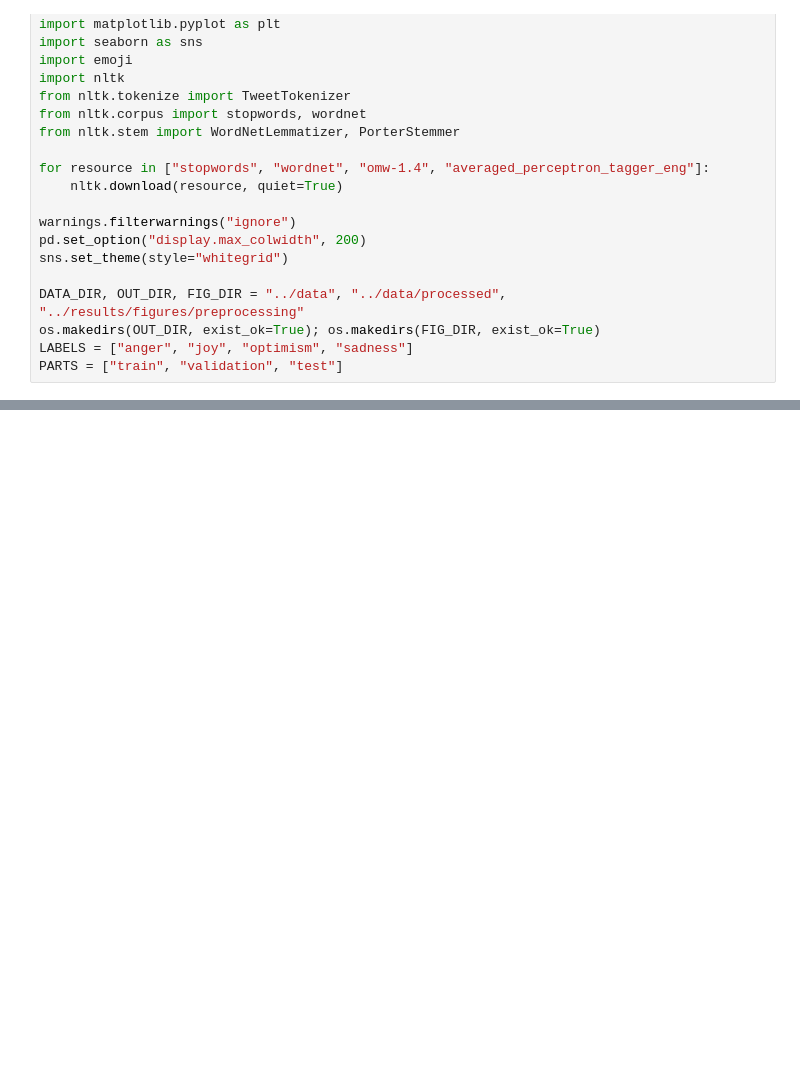
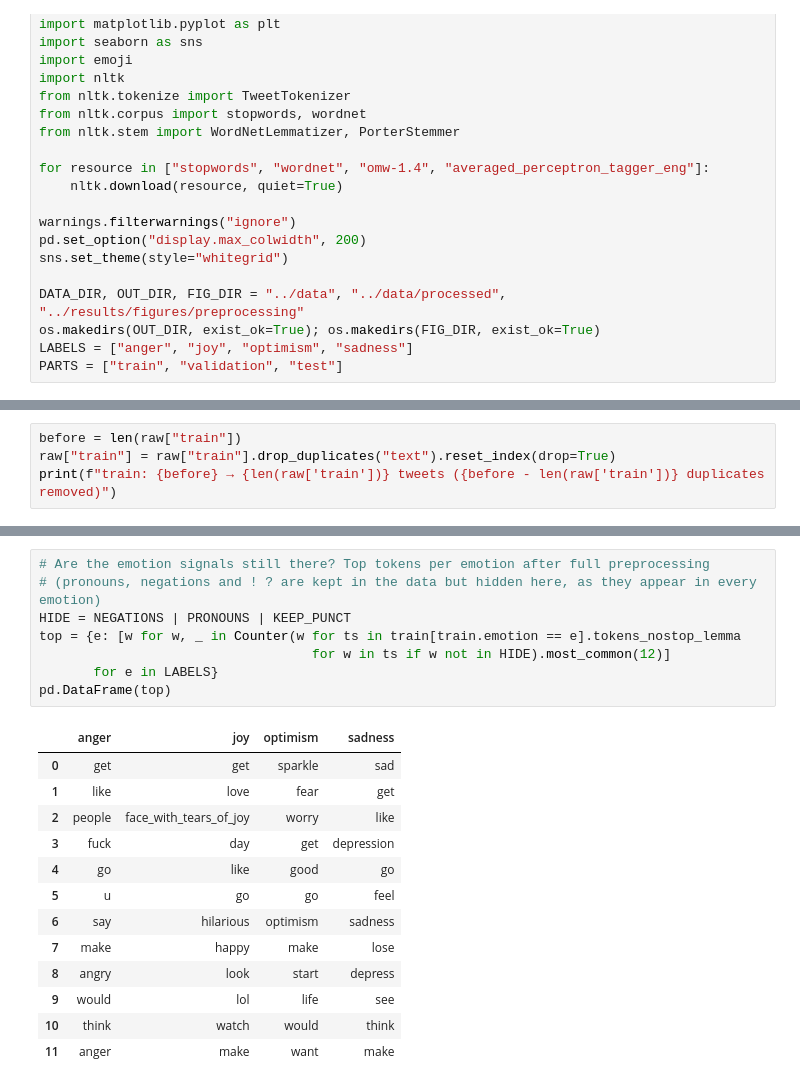
Before and after one commit to PunleuTY/NLP-Tweet-Sematic-Analysis, a Jupyter notebook: notebooks/02_text_preprocessing.ipynb, the cells around one changed output, grey strips where cells are left out. Cells and saved outputs as stored; diff of their text form; blank space fills up the shorter version.

```diff
--- a/notebooks/02_text_preprocessing.ipynb
+++ b/notebooks/02_text_preprocessing.ipynb
@@ -49,0 +64,4 @@ PARTS = ["train", "validation", "test"]
+# %%
+before = len(raw["train"])
+raw["train"] = raw["train"].drop_duplicates("text").reset_index(drop=True)
+print(f"train: {before} → {len(raw['train'])} tweets ({before - len(raw['train'])} duplicates removed)")
@@ -49,0 +284,22 @@ PARTS = ["train", "validation", "test"]
+# %%
+# Are the emotion signals still there? Top tokens per emotion after full preprocessing
+# (pronouns, negations and ! ? are kept in the data but hidden here, as they appear in every emotion)
+HIDE = NEGATIONS | PRONOUNS | KEEP_PUNCT
+top = {e: [w for w, _ in Counter(w for ts in train[train.emotion == e].tokens_nostop_lemma
+                                   for w in ts if w not in HIDE).most_common(12)]
+       for e in LABELS}
+pd.DataFrame(top)
+# %% [output]
+|  | anger | joy | optimism | sadness |
+| 0 | get | get | sparkle | sad |
+| 1 | like | love | fear | get |
+| 2 | people | face_with_tears_of_joy | worry | like |
+| 3 | fuck | day | get | depression |
+| 4 | go | like | good | go |
+| 5 | u | go | go | feel |
+| 6 | say | hilarious | optimism | sadness |
+| 7 | make | happy | make | lose |
+| 8 | angry | look | start | depress |
+| 9 | would | lol | life | see |
+| 10 | think | watch | would | think |
+| 11 | anger | make | want | make |
```
Also changed, not shown: parts of 19 cells of this notebook, 4 other files.
